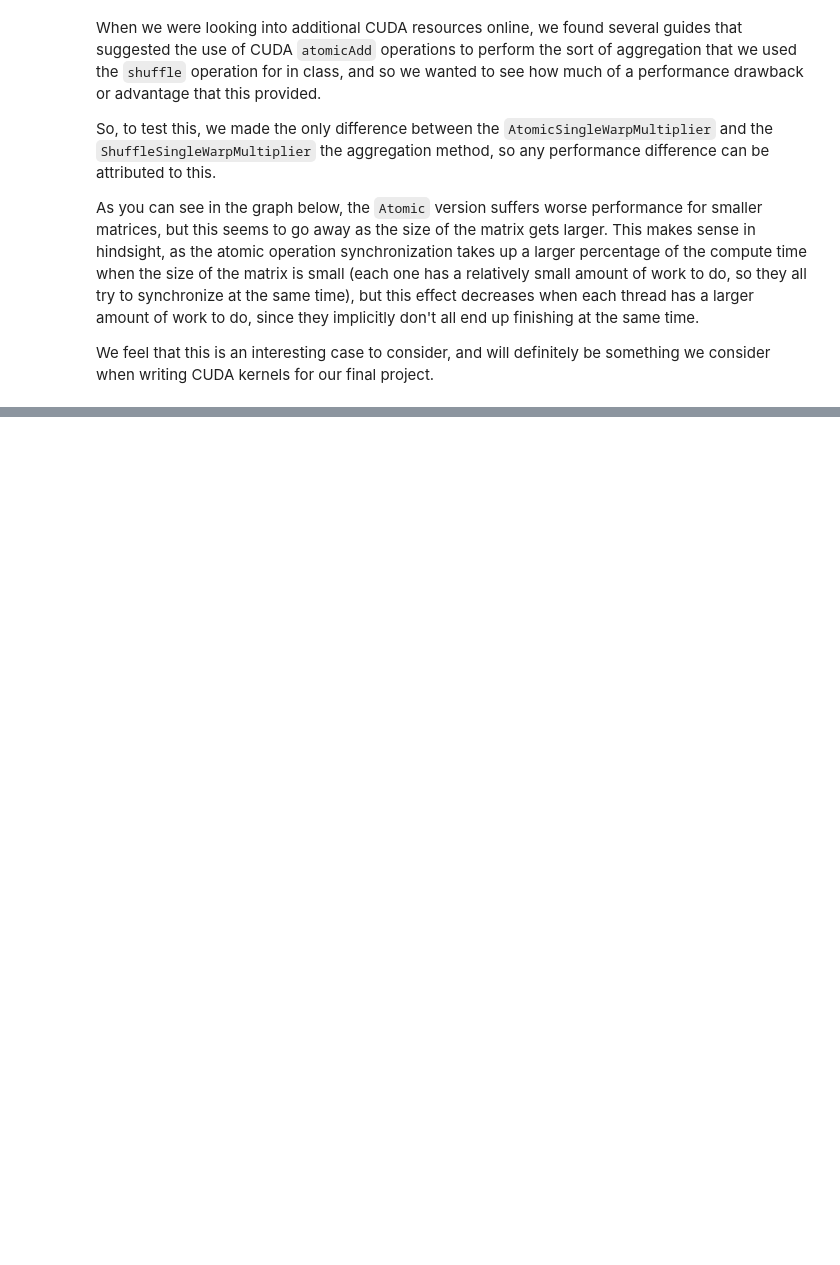
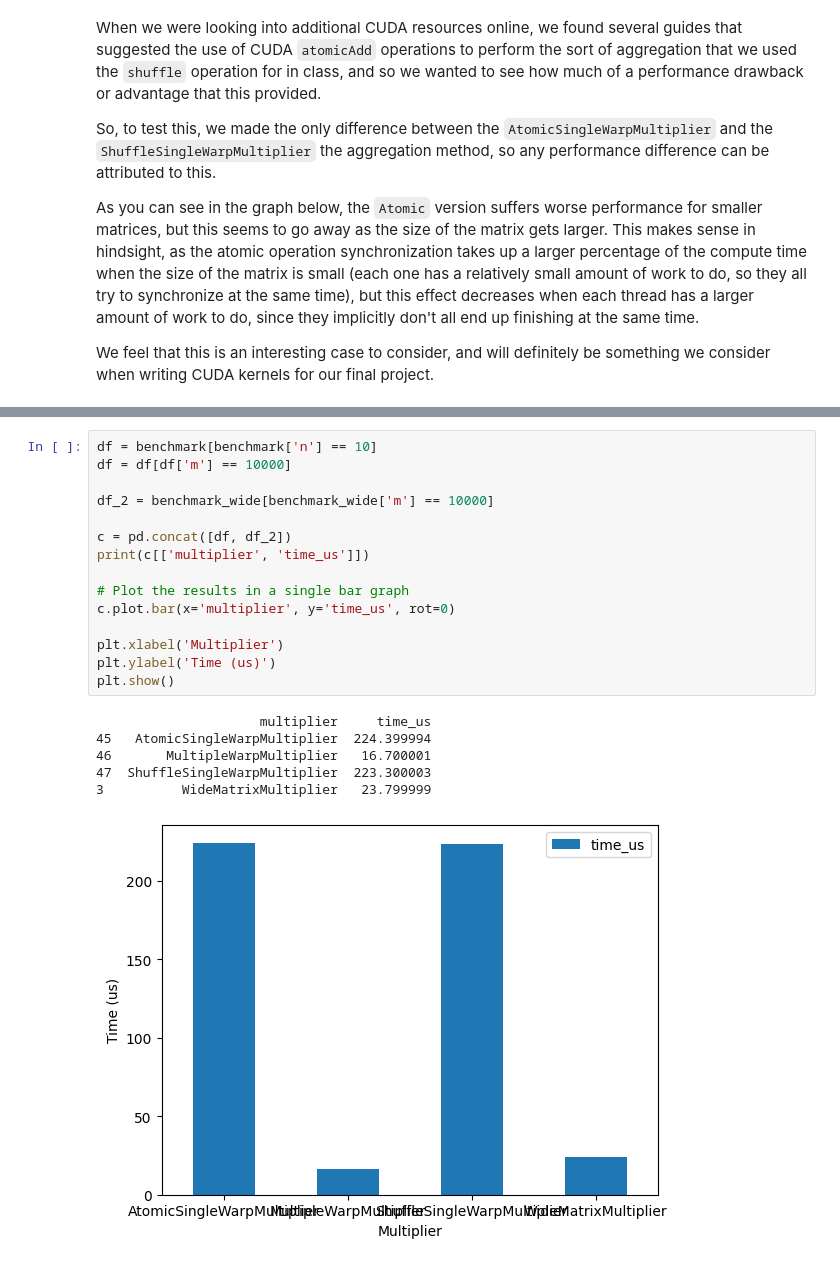
Before and after one commit to RobScheidegger/heterogeneous-computation-homeworks, a Jupyter notebook: homework_3/analysis/Homework3.ipynb, the cells around one changed output, grey strips where cells are left out. Cells and saved outputs as stored; diff of their text form; blank space fills up the shorter version.

```diff
--- a/homework_3/analysis/Homework3.ipynb
+++ b/homework_3/analysis/Homework3.ipynb
@@ -86,3 +94,25 @@ The purpose of the `WideMatrixMultiplier` is to be efficient when computing with
+# %%
+df = benchmark[benchmark['n'] == 10]
+df = df[df['m'] == 10000]
+
+df_2 = benchmark_wide[benchmark_wide['m'] == 10000]
+
+c = pd.concat([df, df_2])
+print(c[['multiplier', 'time_us']])
+
+# Plot the results in a single bar graph
+c.plot.bar(x='multiplier', y='time_us', rot=0)
+
+plt.xlabel('Multiplier')
+plt.ylabel('Time (us)')
+plt.show()
+# %% [output]
+                     multiplier     time_us
+45   AtomicSingleWarpMultiplier  224.399994
+46       MultipleWarpMultiplier   16.700001
+47  ShuffleSingleWarpMultiplier  223.300003
+3          WideMatrixMultiplier   23.799999
+[figure, added]
 # %% [markdown]
 ## Single vs Multiple Warps
 
```
Also changed, not shown: parts of 5 cells of this notebook.
